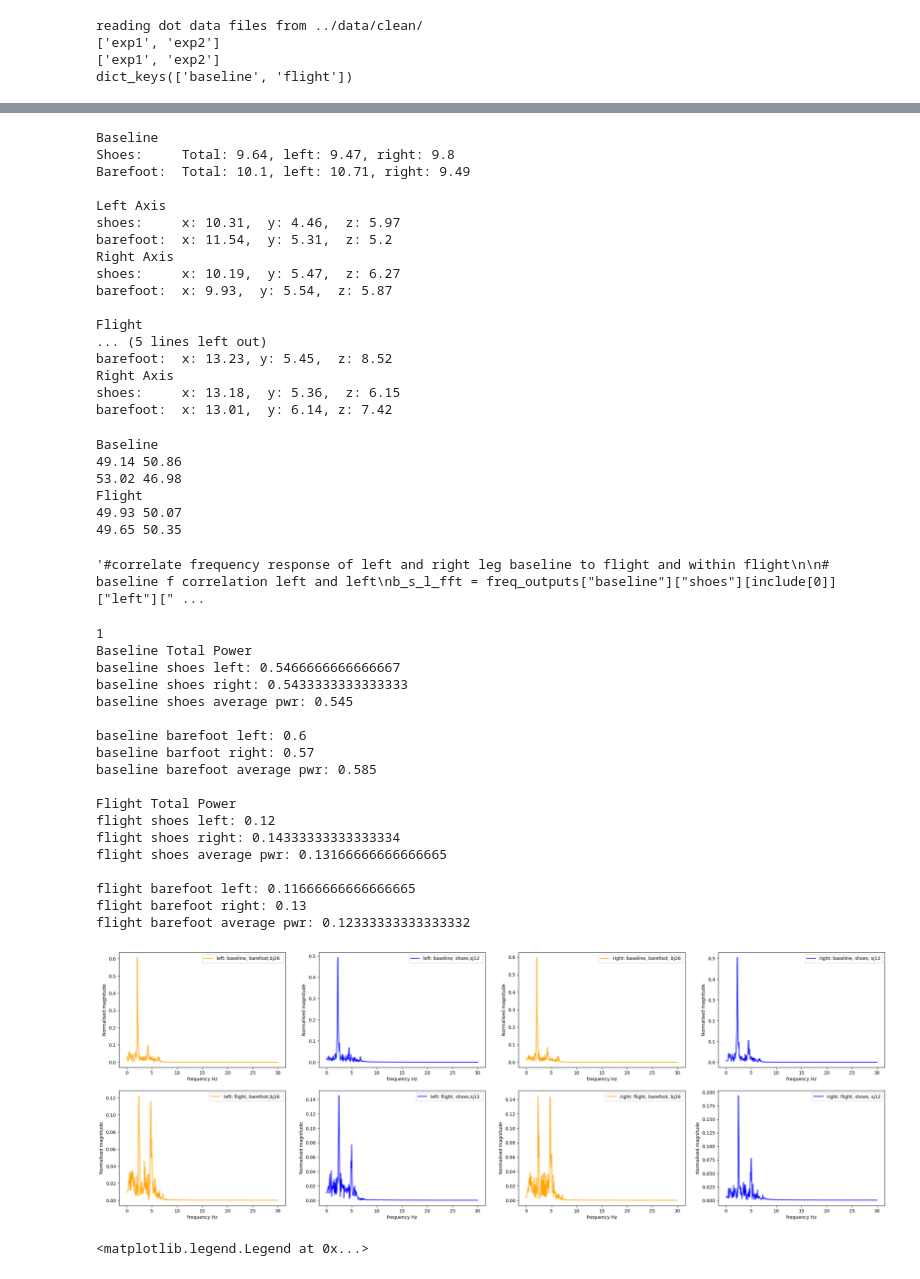
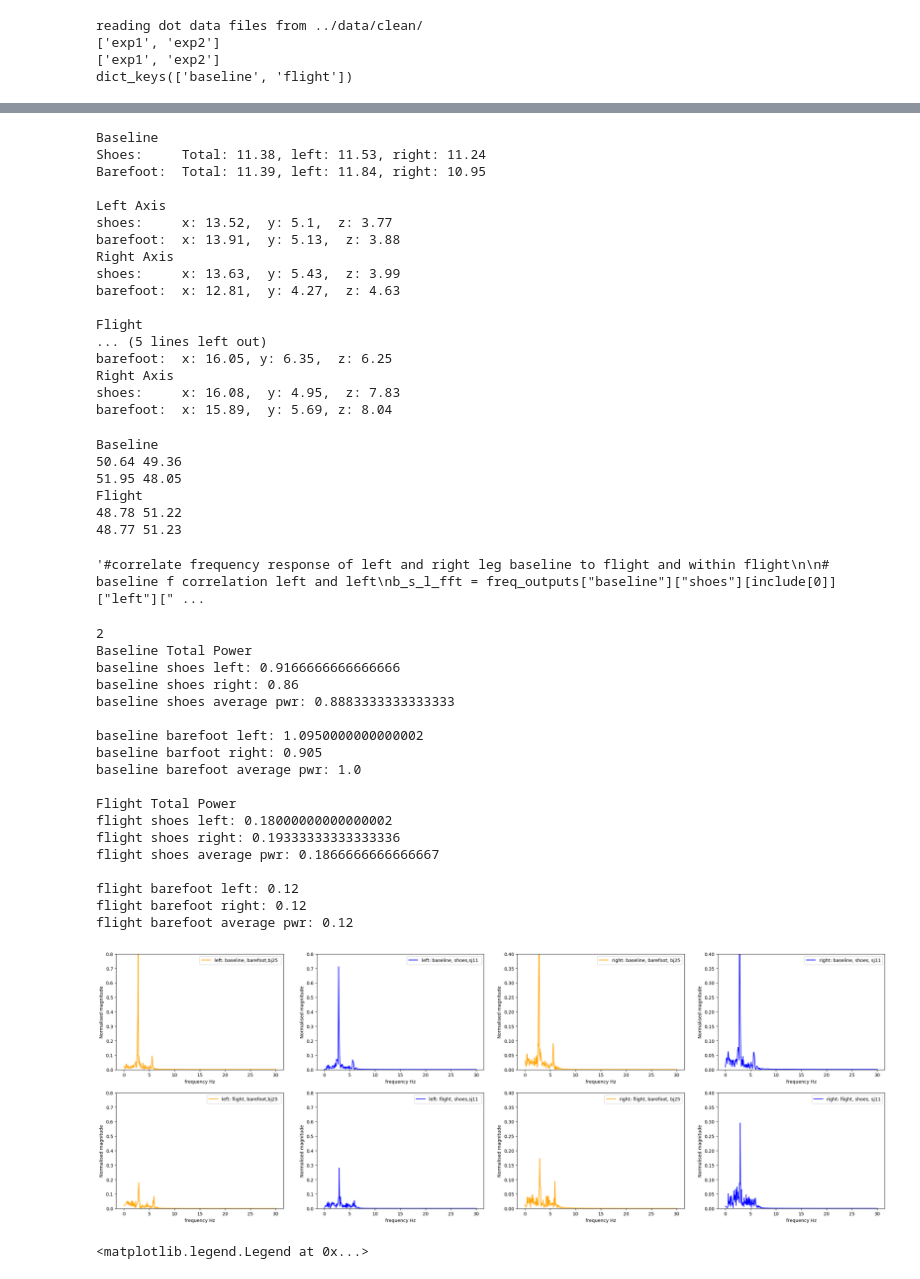
Before and after one commit to mcrooks83/ESA_85th_pbf_campaign_os, a Jupyter notebook: data_processing/3. dot jump.ipynb, the cells around one changed output, grey strips where cells are left out. Cells and saved outputs as stored; diff of their text form; code cells hidden in the pictures.

```diff
--- a/data_processing/3. dot jump.ipynb
+++ b/data_processing/3. dot jump.ipynb
@@ -27,7 +27,7 @@ reading dot data files from ../data/clean/
 ['exp1', 'exp2']
 dict_keys(['baseline', 'flight'])
 # %%
-exp = 1
+exp = 2
 # %%
 # outputs
 
@@ -40,12 +40,14 @@ filter_type = "bandpass"
 
 load_outputs = {}
 
+exclude = ["bj26"]
+
 for key in data.keys():
     load_outputs[key] = {}
     for k in data[key][f"exp{exp}"].keys():
         load_outputs[key][k] = {}
         for t in data[key][f"exp{exp}"][k].keys():
-            if "j" in  t:
+            if "j" in  t and t not in exclude:
                 print(key, exp, t)
                 load_outputs[key][k][t] = {}
 
@@ -155,22 +155,22 @@ print(f"shoes:     x: {flight_s_axis_r[0]},  y: {flight_s_axis_r[1]},  z: {fligh
 print(f"barefoot:  x: {flight_b_axis_r[0]},  y: {flight_b_axis_r[1]}, z: {flight_b_axis_r[2]}")
 # %% [output]
 Baseline
-Shoes:     Total: 9.64, left: 9.47, right: 9.8
-Barefoot:  Total: 10.1, left: 10.71, right: 9.49
+Shoes:     Total: 11.38, left: 11.53, right: 11.24
+Barefoot:  Total: 11.39, left: 11.84, right: 10.95
 
 Left Axis
-shoes:     x: 10.31,  y: 4.46,  z: 5.97
-barefoot:  x: 11.54,  y: 5.31,  z: 5.2
+shoes:     x: 13.52,  y: 5.1,  z: 3.77
+barefoot:  x: 13.91,  y: 5.13,  z: 3.88
 Right Axis
-shoes:     x: 10.19,  y: 5.47,  z: 6.27
-barefoot:  x: 9.93,  y: 5.54,  z: 5.87
+shoes:     x: 13.63,  y: 5.43,  z: 3.99
+barefoot:  x: 12.81,  y: 4.27,  z: 4.63
 
 Flight
 ... (5 lines left out)
-barefoot:  x: 13.23, y: 5.45,  z: 8.52
+barefoot:  x: 16.05, y: 6.35,  z: 6.25
 Right Axis
-shoes:     x: 13.18,  y: 5.36,  z: 6.15
-barefoot:  x: 13.01,  y: 6.14, z: 7.42
+shoes:     x: 16.08,  y: 4.95,  z: 7.83
+barefoot:  x: 15.89,  y: 5.69, z: 8.04
 # %%
 
 
@@ -196,14 +196,14 @@ print(round(f_avg_s_in_left,2), round(f_avg_s_in_right,2))
 print(round(f_avg_b_in_left,2), round(f_avg_b_in_right,2))
 # %% [output]
 Baseline
-49.14 50.86
-53.02 46.98
+50.64 49.36
+51.95 48.05
 Flight
-49.93 50.07
-49.65 50.35
+48.78 51.22
+48.77 51.23
 # %%
 # frequency response comparisons
-include = ["sj10", "sj11", "sj12", "bj24", "bj25", "bj26", ]  # pick a set of trials
+include = ["sj10", "sj11", "sj12", "bj24", "bj25", ]  # pick a set of trials
 
 # computation inputs
 sampling_rate = 60
@@ -330,55 +330,55 @@ print(f'flight barefoot right: {flight_pwr_avg_r}')
 print(f"flight barefoot average pwr: {(flight_pwr_avg_l + flight_pwr_avg_r) / 2}")
 print()
 # %% [output]
-1
+2
 Baseline Total Power
-baseline shoes left: 0.5466666666666667
-baseline shoes right: 0.5433333333333333
-baseline shoes average pwr: 0.545
+baseline shoes left: 0.9166666666666666
+baseline shoes right: 0.86
+baseline shoes average pwr: 0.8883333333333333
 
-baseline barefoot left: 0.6
-baseline barfoot right: 0.57
-baseline barefoot average pwr: 0.585
+baseline barefoot left: 1.0950000000000002
+baseline barfoot right: 0.905
+baseline barefoot average pwr: 1.0
 
 Flight Total Power
-flight shoes left: 0.12
-flight shoes right: 0.14333333333333334
-flight shoes average pwr: 0.13166666666666665
+flight shoes left: 0.18000000000000002
+flight shoes right: 0.19333333333333336
+flight shoes average pwr: 0.1866666666666667
 
-flight barefoot left: 0.11666666666666665
-flight barefoot right: 0.13
-flight barefoot average pwr: 0.12333333333333332
+flight barefoot left: 0.12
+flight barefoot right: 0.12
+flight barefoot average pwr: 0.12
 # %%
 fig, ax = plt.subplots(2,4, figsize=(30, 10))
 
 # baseline -> shoes left, right, barefoot, left, right
 
 for idx, key in enumerate(freq_outputs.keys()):
     for i, k in enumerate(freq_outputs[key]):
         if(k=="barefoot"):
             color="orange"
-            trial = include[5]
+            trial = include[4]
         else:
-            trial = include[2]
+            trial = include[1]
             color="blue"
 
         t=freq_outputs[key][k][trial]["left"]["freq_res"][0]
         f=freq_outputs[key][k][trial]["left"]["freq_res"][1]
         ax[idx][i].plot(t, f, label=f"left: {key}, {k},{trial} ", color=color)
         ax[idx][i].legend()
-        #ax[idx][i].set_ylim(0,0.8)
+        ax[idx][i].set_ylim(0,0.8)
         ax[idx][i].set_xlabel("frequency Hz")
         ax[idx][i].set_ylabel("Normalised magnitude")
 
         t=freq_outputs[key][k][trial]["right"]["freq_res"][0]
         f=freq_outputs[key][k][trial]["right"]["freq_res"][1]
         ax[idx][i+2].plot(t, f, label=f"right: {key}, {k}, {trial}", color=color)
         ax[idx][i+2].legend()
-        #ax[idx][i+2].set_ylim(0,0.8)
+        ax[idx][i+2].set_ylim(0,0.4)
         ax[idx][i+2].set_xlabel("frequency Hz")
         ax[idx][i+2].set_ylabel("Normalised magnitude")
 # %% [output]
-[figure, old version]
+[figure, new version]
 # %%
 # what happens if we stich the trials together?
 
```
Also changed, not shown: parts of 1 cell of this notebook, 1 other file.
